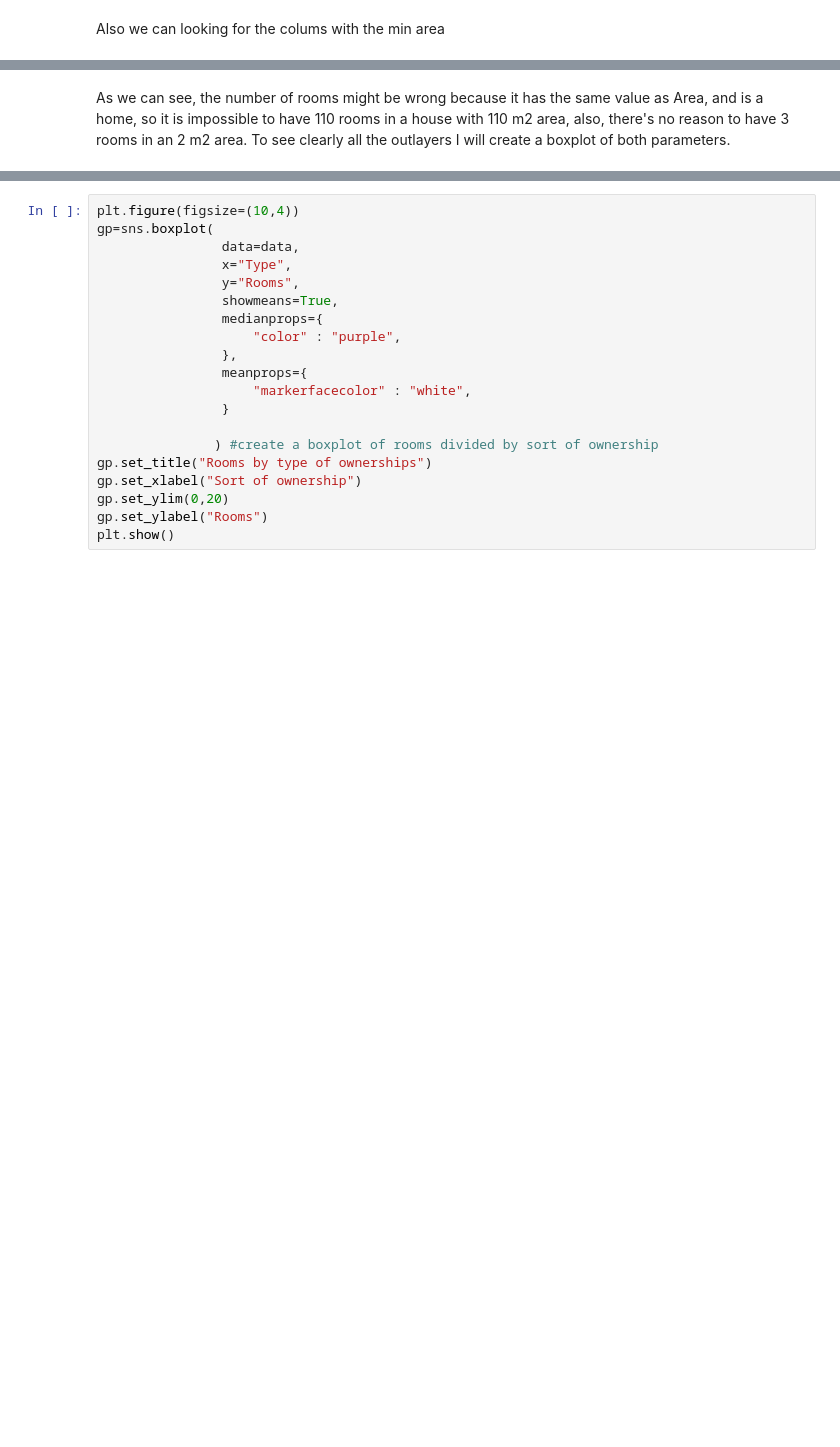
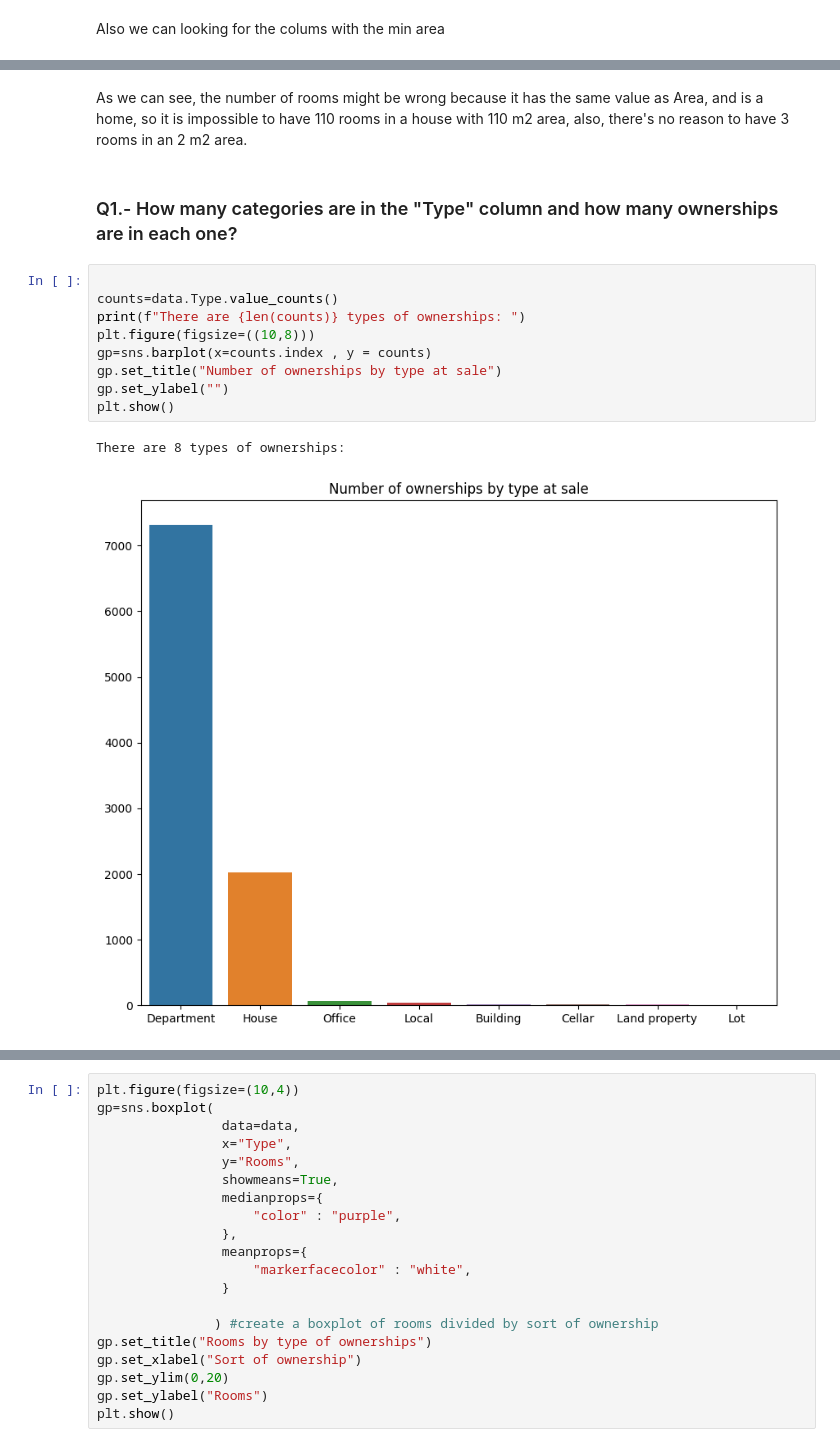
Before and after one commit to EmmanuelMald/Inmersion-datos-Aiura-LATAM, a Jupyter notebook: Integrate_work.ipynb, the cells around one changed output, grey strips where cells are left out. Cells and saved outputs as stored; diff of their text form; blank space fills up the shorter version.

```diff
--- a/Integrate_work.ipynb
+++ b/Integrate_work.ipynb
@@ -156,4 +154,17 @@ data.query("Area == @data.Area.min()")
 | 8401 | Department | Apartamento en venta en San Crist... | 3 | 1 | 2 | San Cristobal | Sosiego | $ 180.000.000 | 180.00 |
 # %% [markdown]
 As we can see, the number of rooms might be wrong because it has the same value as Area, and is a home, so it is impossible to have 110 rooms in a house with 110 m2 area, also, there's no reason to have 3 rooms in an 2 m2 area.
-To see clearly all the outlayers I will create a boxplot of both parameters.
+# %% [markdown]
+### Q1.- How many categories are in the "Type" column and how many ownerships are in each one?
+# %%
+
+counts=data.Type.value_counts()
+print(f"There are {len(counts)} types of ownerships: ")
+plt.figure(figsize=((10,8)))
+gp=sns.barplot(x=counts.index , y = counts)
+gp.set_title("Number of ownerships by type at sale")
+gp.set_ylabel("")
+plt.show()
+# %% [output]
+There are 8 types of ownerships:
+[figure, added]
```
Also changed, not shown: parts of 34 cells of this notebook.
